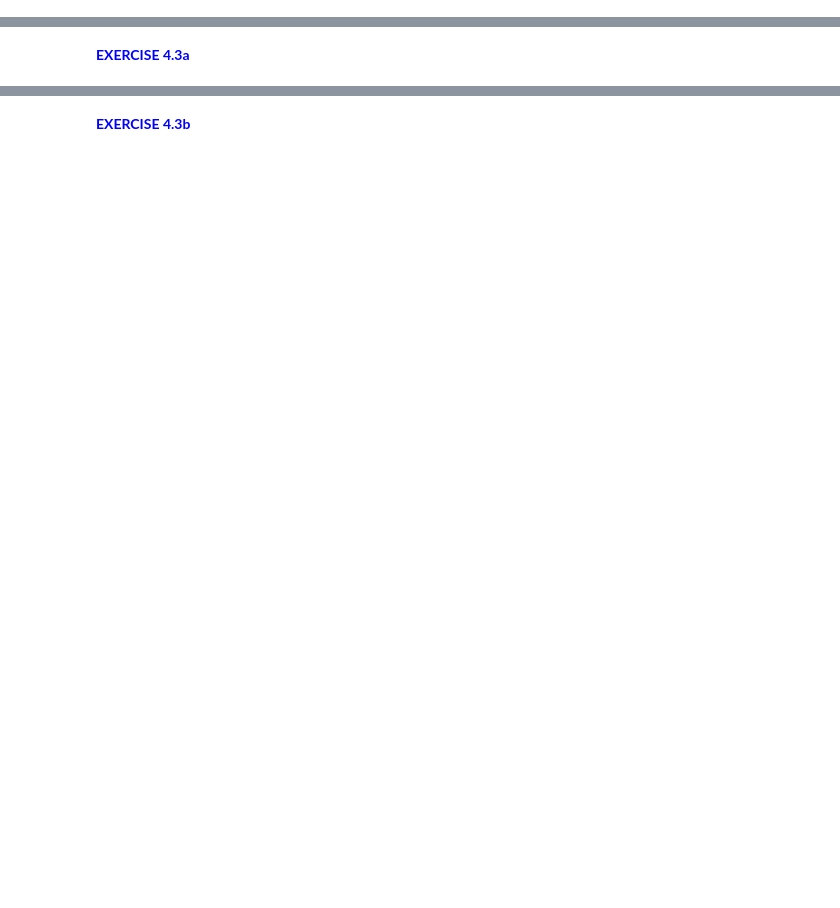
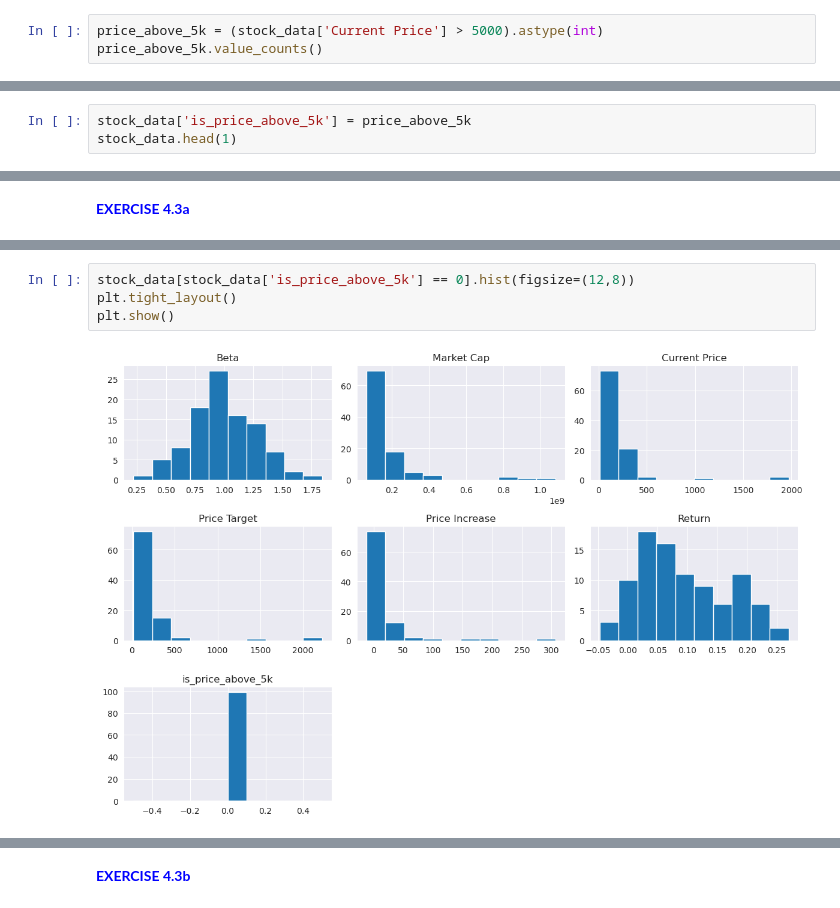
Before and after one commit to Brice-Dev-Lab/PyFi_Coursework, a Jupyter notebook: machine_learning/module_01/notebooks/ML 01. Jupyter Notebook.ipynb, the cells around one changed output, grey strips where cells are left out. Drawn from its saved outputs; the diff is of its cells as text; blank space fills up the shorter version.

```diff
--- a/machine_learning/module_01/notebooks/ML 01. Jupyter Notebook.ipynb
+++ b/machine_learning/module_01/notebooks/ML 01. Jupyter Notebook.ipynb
@@ -166,0 +187,3 @@ plt.show()
+# %%
+price_above_5k = (stock_data['Current Price'] > 5000).astype(int)
+price_above_5k.value_counts()
@@ -166,0 +195,3 @@ plt.show()
+# %%
+stock_data['is_price_above_5k'] = price_above_5k
+stock_data.head(1)
@@ -168,0 +225,6 @@ plt.show()
+# %%
+stock_data[stock_data['is_price_above_5k'] == 0].hist(figsize=(12,8))
+plt.tight_layout()
+plt.show()
+# %% [output]
+[figure, added]
```
Also changed, not shown: parts of 11 cells of this notebook, 1 other file.
